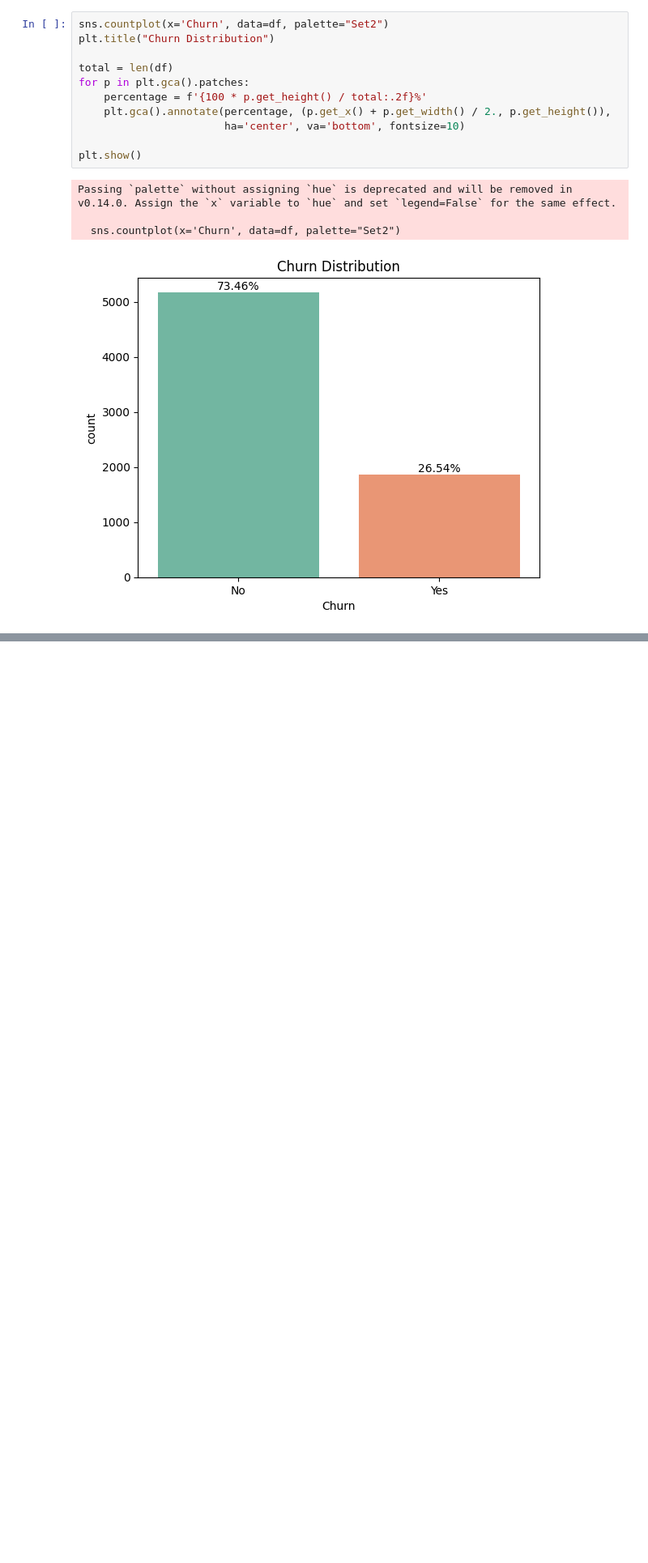
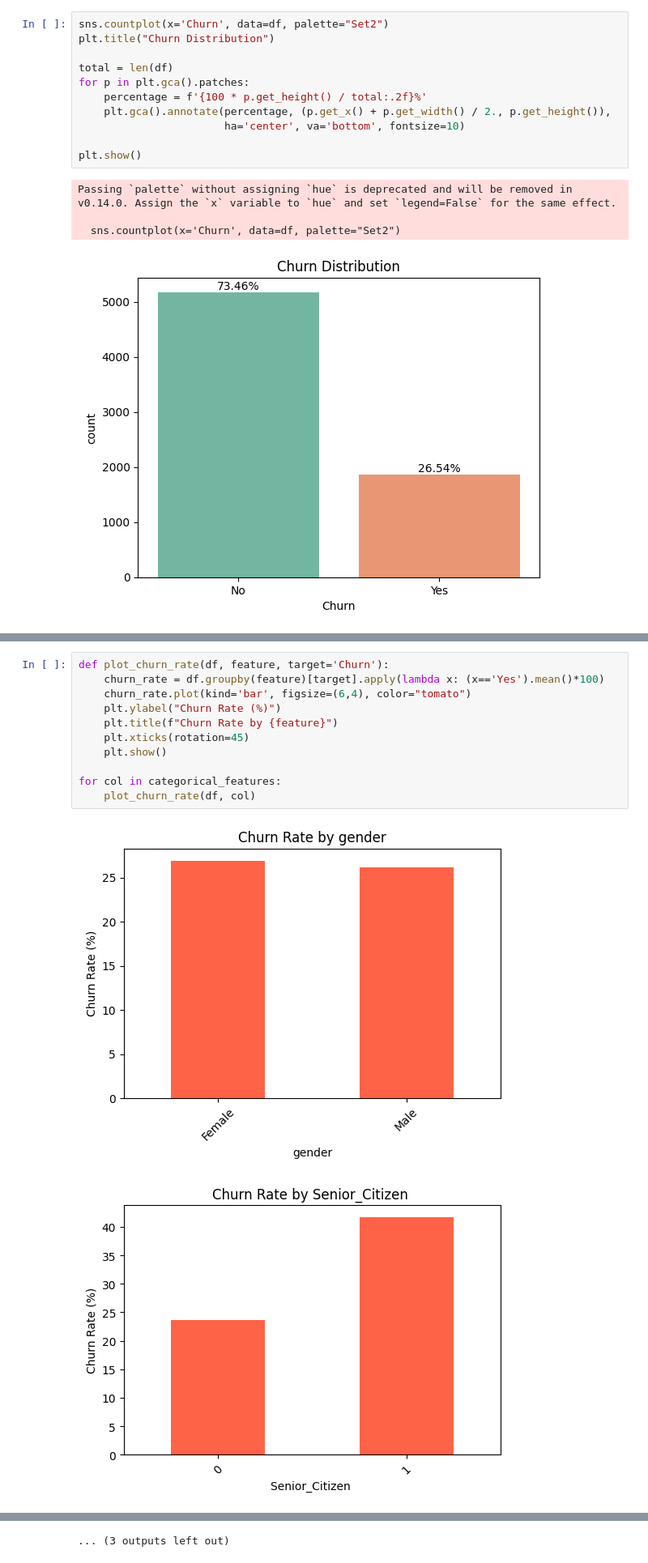
Before and after one commit to arwa-5aled/TelecomChurnUseCase, a Jupyter notebook: notebooks/exploratoryandpreprocessing.ipynb, the cells around one changed output, grey strips where cells are left out. Shown at 81% size. Saved outputs shown, nothing was run; the diff lists cells and outputs as text; blank space fills up the shorter version.

```diff
--- a/notebooks/exploratoryandpreprocessing.ipynb
+++ b/notebooks/exploratoryandpreprocessing.ipynb
@@ -258,0 +333,14 @@ Passing `palette` without assigning `hue` is deprecated and will be removed in v
+# %%
+def plot_churn_rate(df, feature, target='Churn'):
+    churn_rate = df.groupby(feature)[target].apply(lambda x: (x=='Yes').mean()*100)
+    churn_rate.plot(kind='bar', figsize=(6,4), color="tomato")
+    plt.ylabel("Churn Rate (%)")
+    plt.title(f"Churn Rate by {feature}")
+    plt.xticks(rotation=45)
+    plt.show()
+
+for col in categorical_features:
+    plot_churn_rate(df, col)
+# %% [output]
+[figure, added]
+[figure, added]
@@ -258,0 +357 @@ Passing `palette` without assigning `hue` is deprecated and will be removed in v
+... (3 outputs left out)
```
Also changed, not shown: parts of 12 cells of this notebook.
